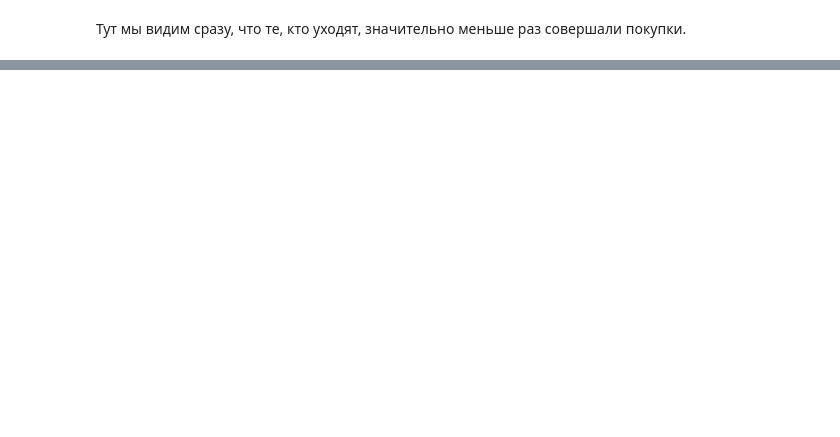
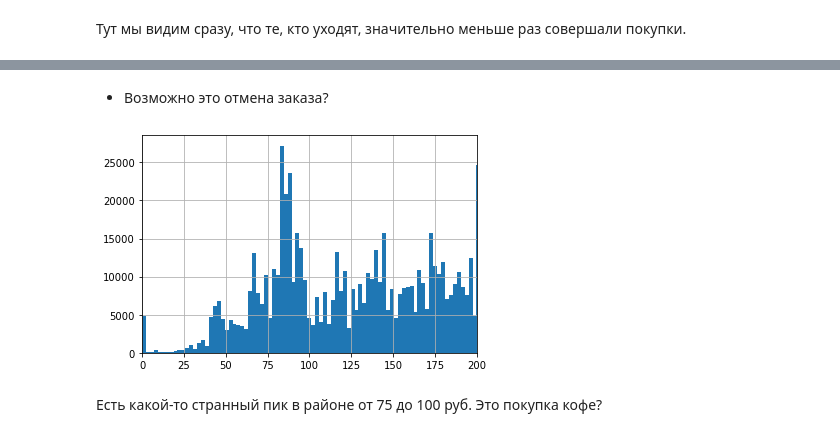
Before and after one commit to snakerzr/cupcake_churn_prediction, a Jupyter notebook: notebook.ipynb, the cells around one changed output, grey strips where cells are left out. Saved outputs shown, nothing was run; the diff lists cells and outputs as text; code cells hidden in the pictures; blank space fills up the shorter version.

```diff
--- a/notebook.ipynb
+++ b/notebook.ipynb
@@ -370,0 +592,10 @@ df.head(10)['timestamp'].diff()
+# %% [markdown]
+* Возможно это отмена заказа?
+# %%
+df['gest_Sum'].hist(bins=10000)
+plt.xlim(0,200)
+plt.show()
+# %% [output]
+[figure, added]
+# %% [markdown]
+Есть какой-то странный пик в районе от 75 до 100 руб. Это покупка кофе?
```
Also changed, not shown: parts of 68 cells of this notebook.
